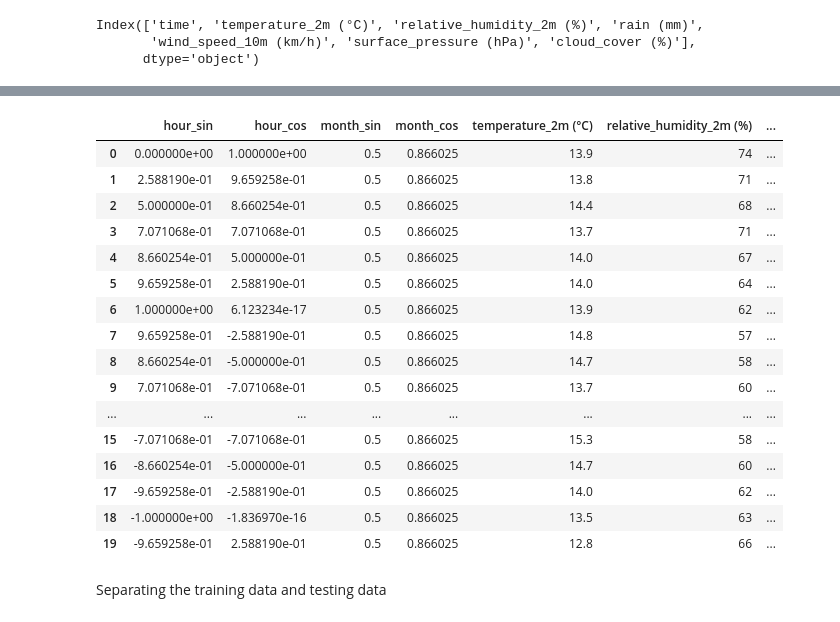
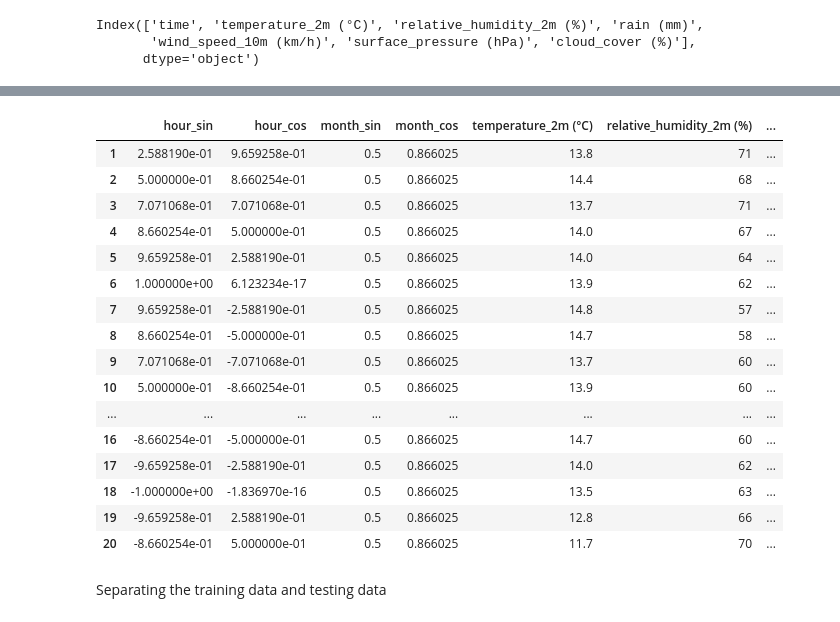
Before and after one commit to Drakie444/Machine-Learning, a Jupyter notebook: weather_prediction.ipynb, the cells around one changed output, grey strips where cells are left out. Drawn from its saved outputs; the diff is of its cells as text; code cells hidden in the pictures.

```diff
--- a/weather_prediction.ipynb
+++ b/weather_prediction.ipynb
@@ -120,36 +101,50 @@ weather_data["time"] = pd.to_datetime(weather_data["time"])
 weather_data["hour"] = weather_data["time"].dt.hour
 weather_data["month"] = weather_data["time"].dt.month
 
 
 #converting the time into sin and cos function in order to allow the model to see the the hours as a cycle. The values of the sin and cos function will diffenciate all hours in a day allowing every hour to have a unique position.
 weather_data["hour_sin"] = np.sin(
     2 * np.pi * weather_data["hour"] / 24
 )
 
 weather_data["hour_cos"] = np.cos(
     2 * np.pi * weather_data["hour"] / 24
 )
 
 weather_data["month_sin"] = np.sin(
     2 * np.pi * weather_data["month"] / 12
 )
 
 weather_data["month_cos"]  = np.cos(
     2 * np.pi * weather_data["month"] / 12
 )
 
 weather_data = weather_data.rename(columns={
     'wind_speed_10m (km/h)': 'wind_speed_10m_kmh'
 })
 
-feature_labels = ['hour_sin', "hour_cos", "month_sin", "month_cos", 'temperature_2m (°C)', 'relative_humidity_2m (%)',
-       'wind_speed_10m_kmh', 'surface_pressure (hPa)', 'cloud_cover (%)']
+
+#adding the columns checking the pressure change and humidity change - both metrics indicate the upcomming rain
+
+weather_data['is_raining_now'] = (weather_data['rain (mm)'] > 0).astype(int)
+weather_data['pressure_change'] = weather_data['surface_pressure (hPa)'].diff(1)
+weather_data['humidity_change'] = weather_data['relative_humidity_2m (%)'].diff(1)
+
+weather_data = weather_data.dropna()
+
+#shifting the rain label to allow model to learn to predict the rain in the next hour
+weather_data["rain_next_hour"] = (weather_data["rain (mm)"].shift(-1) > 0).astype(int)
+weather_data = weather_data.dropna(subset=["rain_next_hour"])
+
+labels = weather_data["rain_next_hour"]
+
+feature_labels = ['hour_sin', 'hour_cos', 'month_sin', 'month_cos', 'temperature_2m (°C)', 'relative_humidity_2m (%)',
+       'wind_speed_10m_kmh', 'surface_pressure (hPa)', 'cloud_cover (%)', 'is_raining_now', 'pressure_change', 'humidity_change']
 features = weather_data[feature_labels]
 
 features.head(20)
 # %% [output]
 |  | hour_sin | hour_cos | month_sin | month_cos | temperature_2m (°C) | relative_humidity_2m (%) | ... |
-| 0 | 0.000000e+00 | 1.000000e+00 | 0.5 | 0.866025 | 13.9 | 74 | ... |
 | 1 | 2.588190e-01 | 9.659258e-01 | 0.5 | 0.866025 | 13.8 | 71 | ... |
 | 2 | 5.000000e-01 | 8.660254e-01 | 0.5 | 0.866025 | 14.4 | 68 | ... |
 | 3 | 7.071068e-01 | 7.071068e-01 | 0.5 | 0.866025 | 13.7 | 71 | ... |
@@ -159,12 +154,13 @@ features.head(20)
 | 7 | 9.659258e-01 | -2.588190e-01 | 0.5 | 0.866025 | 14.8 | 57 | ... |
 | 8 | 8.660254e-01 | -5.000000e-01 | 0.5 | 0.866025 | 14.7 | 58 | ... |
 | 9 | 7.071068e-01 | -7.071068e-01 | 0.5 | 0.866025 | 13.7 | 60 | ... |
+| 10 | 5.000000e-01 | -8.660254e-01 | 0.5 | 0.866025 | 13.9 | 60 | ... |
 | ... | ... | ... | ... | ... | ... | ... | ... |
-| 15 | -7.071068e-01 | -7.071068e-01 | 0.5 | 0.866025 | 15.3 | 58 | ... |
 | 16 | -8.660254e-01 | -5.000000e-01 | 0.5 | 0.866025 | 14.7 | 60 | ... |
 | 17 | -9.659258e-01 | -2.588190e-01 | 0.5 | 0.866025 | 14.0 | 62 | ... |
 | 18 | -1.000000e+00 | -1.836970e-16 | 0.5 | 0.866025 | 13.5 | 63 | ... |
 | 19 | -9.659258e-01 | 2.588190e-01 | 0.5 | 0.866025 | 12.8 | 66 | ... |
+| 20 | -8.660254e-01 | 5.000000e-01 | 0.5 | 0.866025 | 11.7 | 70 | ... |
 # %% [markdown]
 Separating the training data and testing data
 # %%
```
Also changed, not shown: parts of 6 cells of this notebook.
